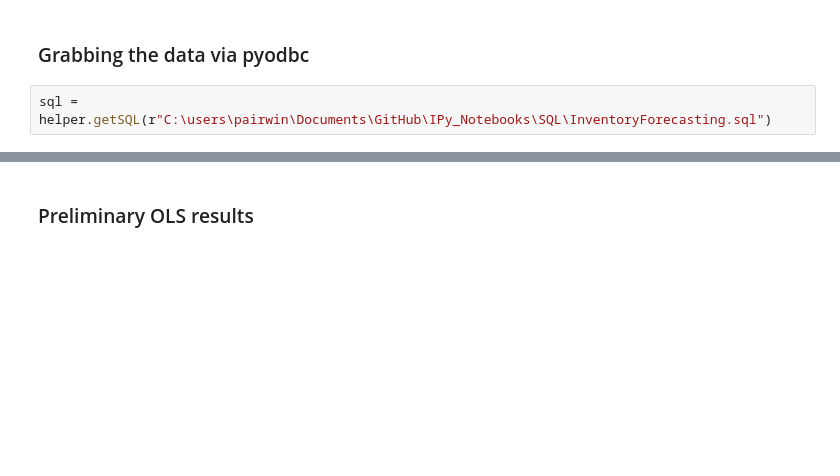
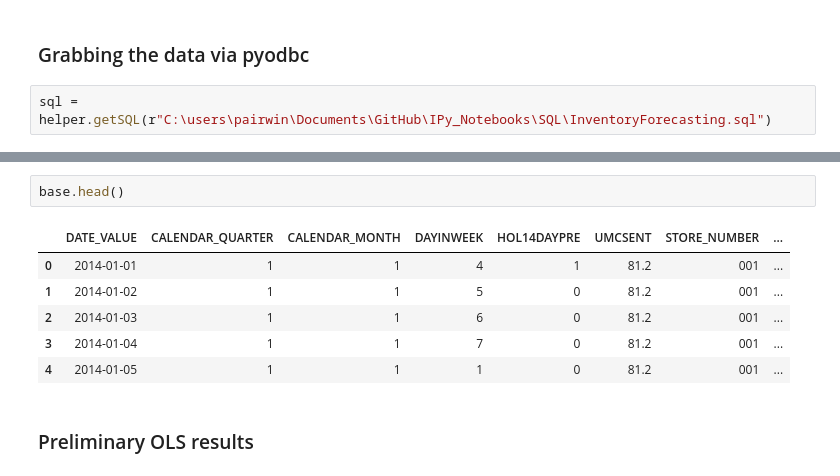
Before and after one commit to FloobtheGreat/IPy_Notebooks, a Jupyter notebook: Analyses/Inventory_Forecasting.ipynb, the cells around one changed output, grey strips where cells are left out. Drawn from its saved outputs; the diff is of its cells as text; blank space fills up the shorter version.

```diff
--- a/Analyses/Inventory_Forecasting.ipynb
+++ b/Analyses/Inventory_Forecasting.ipynb
@@ -61,3 +62,12 @@ base.describe()
+# %%
+base.head()
+# %% [output]
+|  | DATE_VALUE | CALENDAR_QUARTER | CALENDAR_MONTH | DAYINWEEK | HOL14DAYPRE | UMCSENT | STORE_NUMBER | ... |
+| 0 | 2014-01-01 | 1 | 1 | 4 | 1 | 81.2 | 001 | ... |
+| 1 | 2014-01-02 | 1 | 1 | 5 | 0 | 81.2 | 001 | ... |
+| 2 | 2014-01-03 | 1 | 1 | 6 | 0 | 81.2 | 001 | ... |
+| 3 | 2014-01-04 | 1 | 1 | 7 | 0 | 81.2 | 001 | ... |
+| 4 | 2014-01-05 | 1 | 1 | 1 | 0 | 81.2 | 001 | ... |
 # %% [markdown]
 ### Preliminary OLS results
 # %%
```
Also changed, not shown: parts of 8 cells of this notebook, 1 other file.
